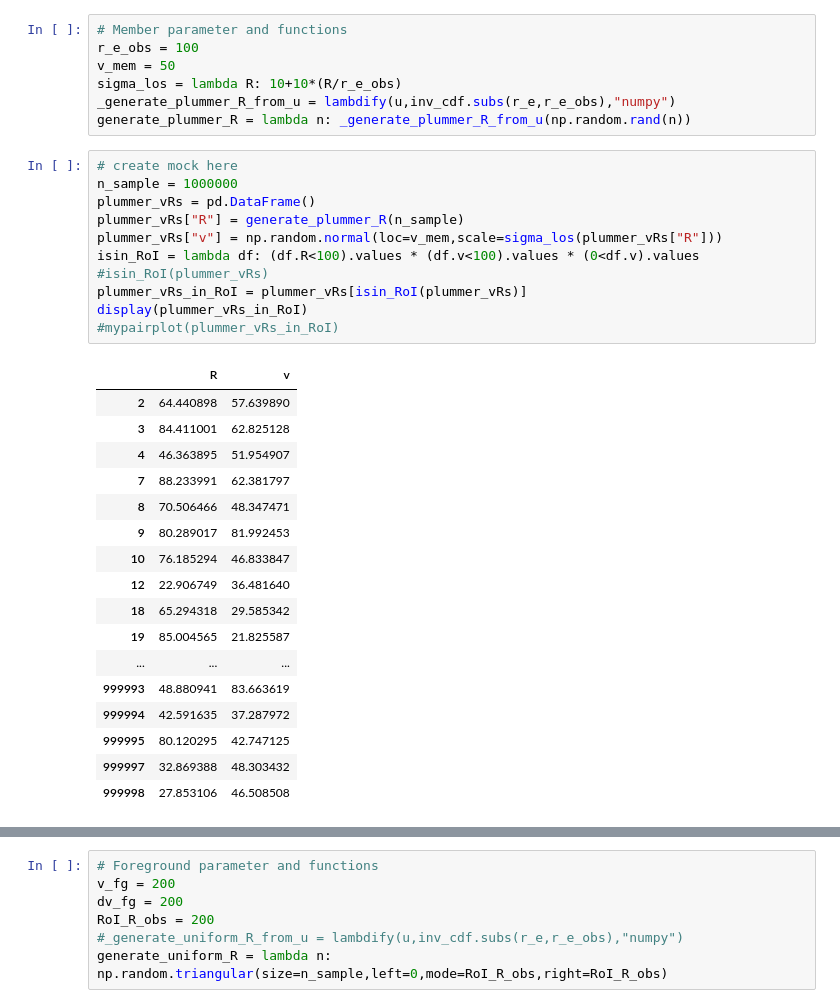
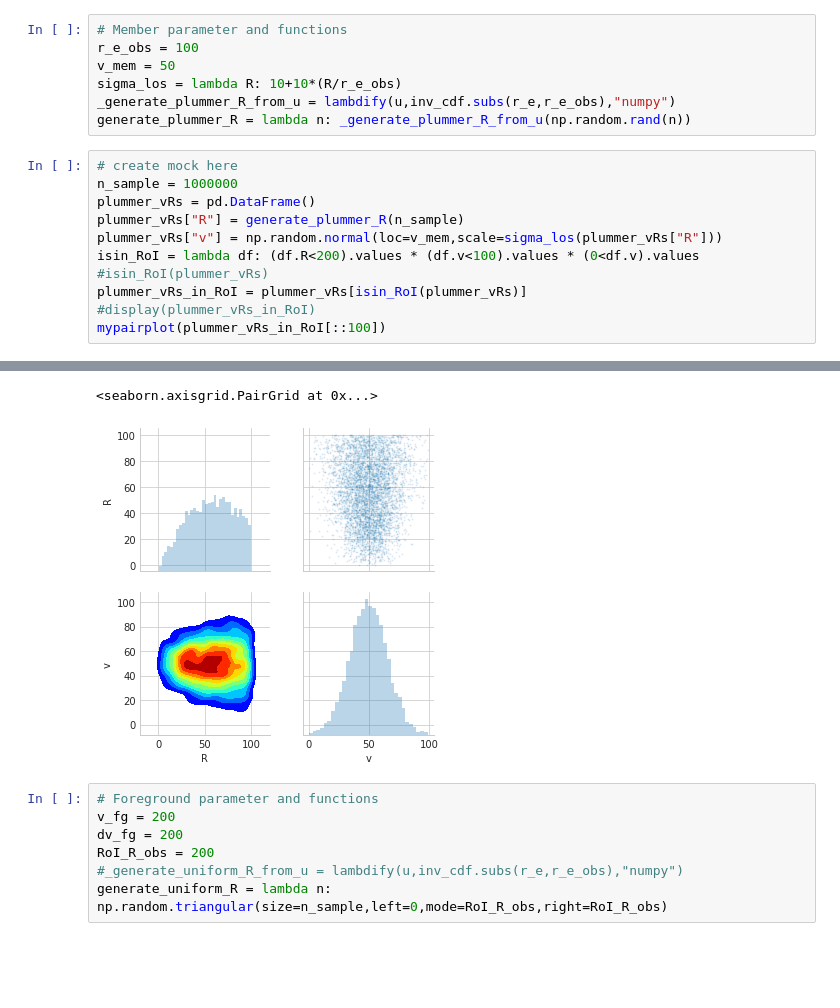
Before and after one commit to gomeshun/modKI17, a Jupyter notebook: python/dSph_model.ipynb, the cells around one changed output, grey strips where cells are left out. Cells and saved outputs as stored; diff of their text form; blank space fills up the shorter version.

```diff
--- a/python/dSph_model.ipynb
+++ b/python/dSph_model.ipynb
@@ -82,26 +85,9 @@ n_sample = 1000000
 plummer_vRs = pd.DataFrame()
 plummer_vRs["R"] = generate_plummer_R(n_sample)
 plummer_vRs["v"] = np.random.normal(loc=v_mem,scale=sigma_los(plummer_vRs["R"]))
-isin_RoI = lambda df: (df.R<100).values * (df.v<100).values * (0<df.v).values
+isin_RoI = lambda df: (df.R<200).values * (df.v<100).values * (0<df.v).values
 #isin_RoI(plummer_vRs)
 plummer_vRs_in_RoI = plummer_vRs[isin_RoI(plummer_vRs)]
-display(plummer_vRs_in_RoI)
-#mypairplot(plummer_vRs_in_RoI)
+#display(plummer_vRs_in_RoI)
+mypairplot(plummer_vRs_in_RoI[::100])
 # %% [output]
-|  | R | v |
-| 2 | 64.440898 | 57.639890 |
-| 3 | 84.411001 | 62.825128 |
-| 4 | 46.363895 | 51.954907 |
-| 7 | 88.233991 | 62.381797 |
-| 8 | 70.506466 | 48.347471 |
-| 9 | 80.289017 | 81.992453 |
-| 10 | 76.185294 | 46.833847 |
-| 12 | 22.906749 | 36.481640 |
-| 18 | 65.294318 | 29.585342 |
-| 19 | 85.004565 | 21.825587 |
-| ... | ... | ... |
-| 999993 | 48.880941 | 83.663619 |
-| 999994 | 42.591635 | 37.287972 |
-| 999995 | 80.120295 | 42.747125 |
-| 999997 | 32.869388 | 48.303432 |
-| 999998 | 27.853106 | 46.508508 |
@@ -109,3 +96,5 @@ display(plummer_vRs_in_RoI)
+<seaborn.axisgrid.PairGrid at 0x...>
+[figure, added]
 # %%
 # Foreground parameter and functions
 v_fg = 200
```
Also changed, not shown: parts of 5 cells of this notebook, 2 other files.
